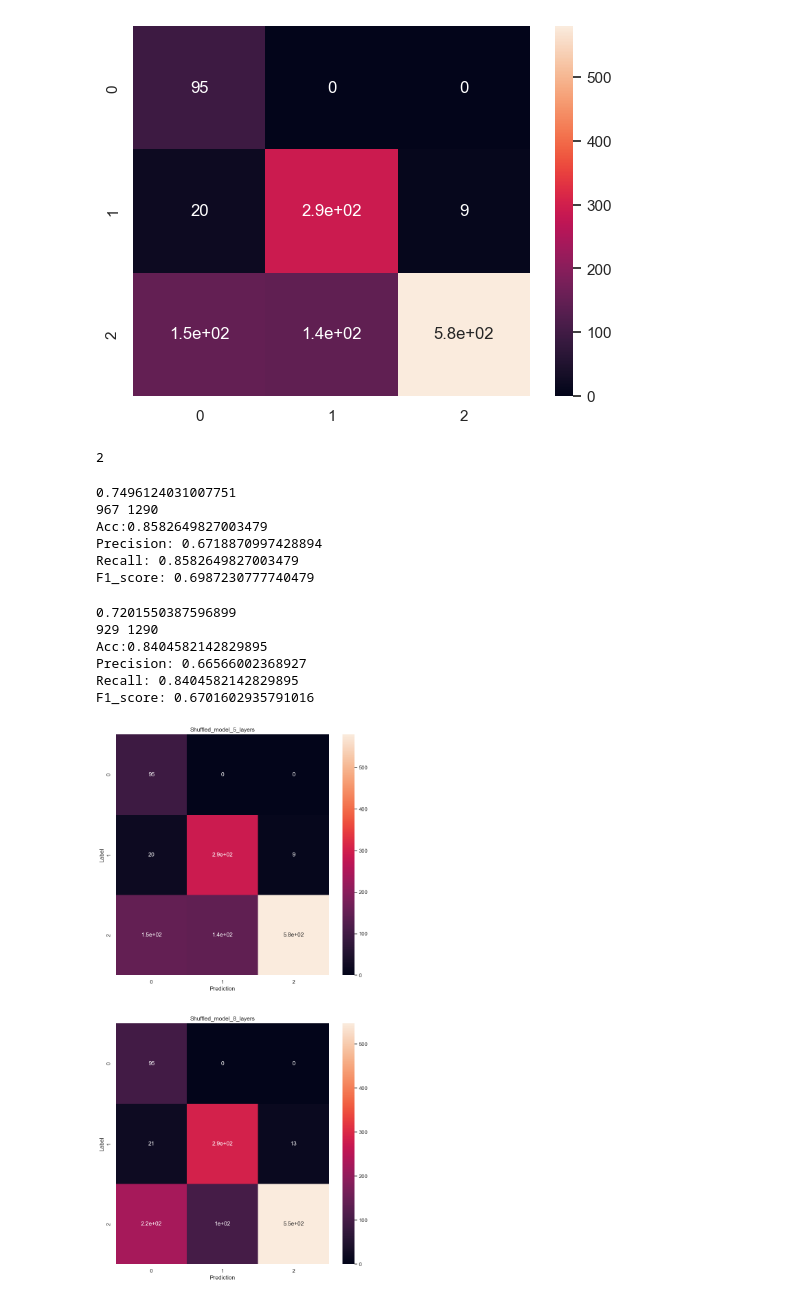
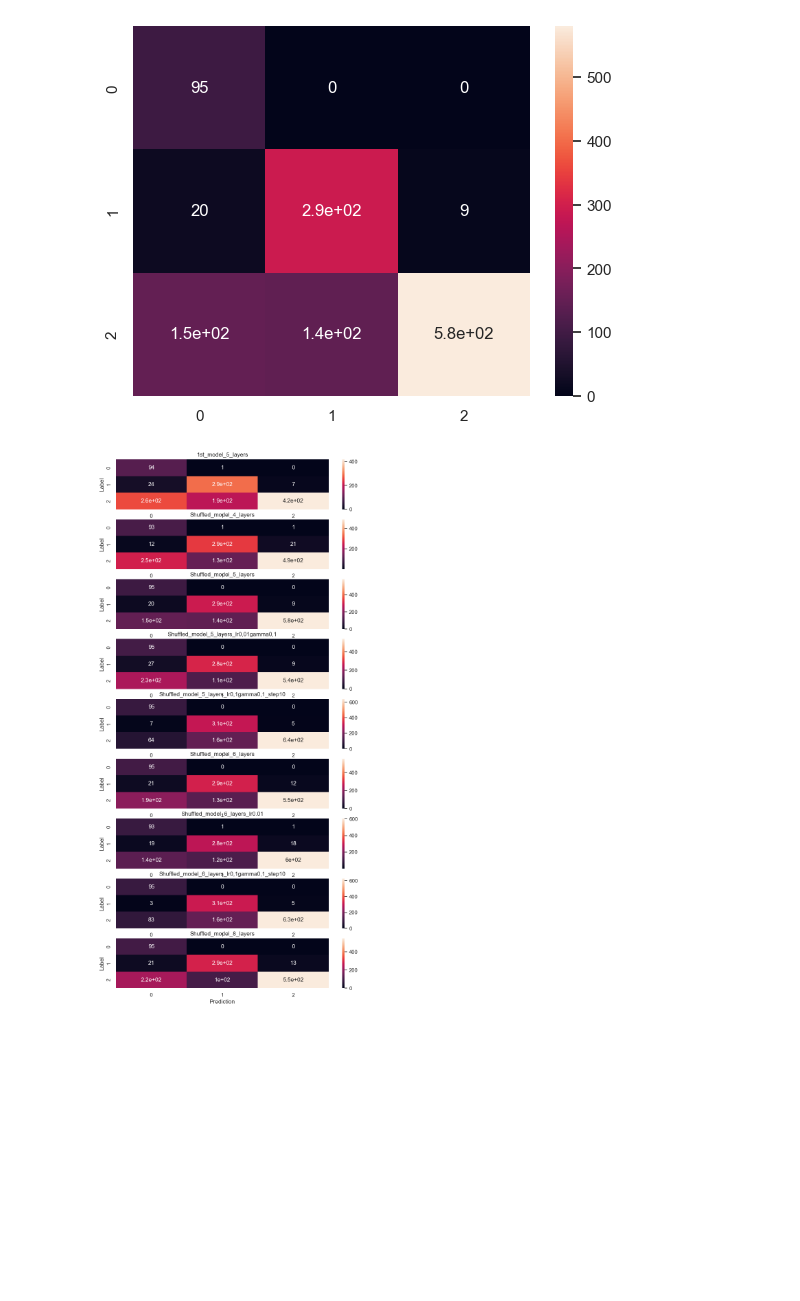
Before and after one commit to Sesha130795/COVID_PneumoniaDetection, a Jupyter notebook: Notebook.ipynb, the cells around one changed output. Drawn from its saved outputs; the diff is of its cells as text; code cells hidden in the pictures; blank space fills up the shorter version.

```diff
--- a/Notebook.ipynb
+++ b/Notebook.ipynb
@@ -376,15 +371,15 @@ plt.plot(range(epochs), Val_Accuracy)
 # %%
 # test_loader = torch.utils.data.DataLoader(dataset = val_data, shuffle = False, batch_size=10)
-new_model = ResNet(1,3)
-new_model.load_state_dict(torch.load('Shuffled_model_5_layers'))
-new_model.to(device[0])
-new_model.eval()
-with torch.no_grad():
-    preds = []
-    labels = []
-    for b,(X,y) in tqdm(enumerate(val_loader)):
-        pred = new_model(X.to(device[0]))
-        loss =criterion(pred.cpu(), torch.tensor(y))
-        preds.append(pred)
-        labels.append(y)
+# new_model = ResNet(1,3)
+# new_model.load_state_dict(torch.load('Shuffled_model_5_layers'))
+# new_model.to(device[0])
+# new_model.eval()
+# with torch.no_grad():
+#     preds = []
+#     labels = []
+#     for b,(X,y) in tqdm(enumerate(val_loader)):
+#         pred = new_model(X.to(device[0]))
+#         loss =criterion(pred.cpu(), torch.tensor(y))
+#         preds.append(pred)
+#         labels.append(y)
 # %%
@@ -427,11 +422,10 @@ Recall: 0.8582649827003479
 F1_score: 0.6987230777740479
 [figure]
 # %%
-def results(model, *model_state_dicts, data_loader):
+def results(model, data_loader,*model_state_dicts):
 
     sns.set()
     fig, ax = plt.subplots(len(model_state_dicts),1, figsize = (10,20))
-    print(len(model_state_dicts))
     models_results = dict.fromkeys(model_state_dicts)
     device= ['cuda:0' if torch.cuda.is_available() == True else 'cpu']
 
@@ -454,8 +448,8 @@ def results(model, *model_state_dicts, data_loader):
         for i in range(len(pred)):
             # print((pred[i].cpu() == labels[i]).numpy())
             corr+= np.sum((pred[i].cpu() == labels[i]).numpy())
-        print(corr/(len(pred)*10))
-        print(corr,len(labels)*10)
+        # print(corr/(len(pred)*10))
+        # print(corr,len(labels)*10)
         preds_1d = []
         labels_1d =[]
         for i in pred:
@@ -482,27 +476,15 @@ def results(model, *model_state_dicts, data_loader):
         ax[index].set_title(state_dict)
         ax[index].set_xlabel('Prediction')
         ax[index].set_ylabel('Label')
-        print(f'Acc:{acc_score}\nPrecision: {precision_score}\nRecall: {recall_score}\nF1_score: {f1_score}')
+        # print(f'Acc:{acc_score}\nPrecision: {precision_score}\nRecall: {recall_score}\nF1_score: {f1_score}')
         models_results[state_dict] = {'Accuracy':acc_score, 'Precision':precision_score, 'Recall':recall_score, 'F1 Score': f1_score, 'Confusion_Matrix':cf}
     return models_results
 # %%
 from pathlib import Path
-res = results(new_model, 'Shuffled_model_5_layers', 'Shuffled_model_8_layers', data_loader = val_loader)
+model = ResNet(1,3,)
+res = results(new_model, val_loader,'1st_model_5_layers', 'Shuffled_model_4_layers','Shuffled_model_5_layers','Shuffled_model_5_layers_lr0,01gamma0,1','Shuffled_model_5_layers_lr0,1gamma0,1_step10','Shuffled_model_6_layers','Shuffled_model_6_layers_lr0.01','Shuffled_model_6_layers_lr0,1gamma0,1_step10', 'Shuffled_model_8_layers')
 # %% [output]
-2
-0.7496124031007751
-967 1290
-Acc:0.8582649827003479
-Precision: 0.6718870997428894
-Recall: 0.8582649827003479
-F1_score: 0.6987230777740479
-0.7201550387596899
-929 1290
-Acc:0.8404582142829895
-Precision: 0.66566002368927
-Recall: 0.8404582142829895
-F1_score: 0.6701602935791016
-[figure, old version]
+[figure, new version]
 # %%
 res
 # %% [output]
```
Also changed, not shown: parts of 16 cells of this notebook.
